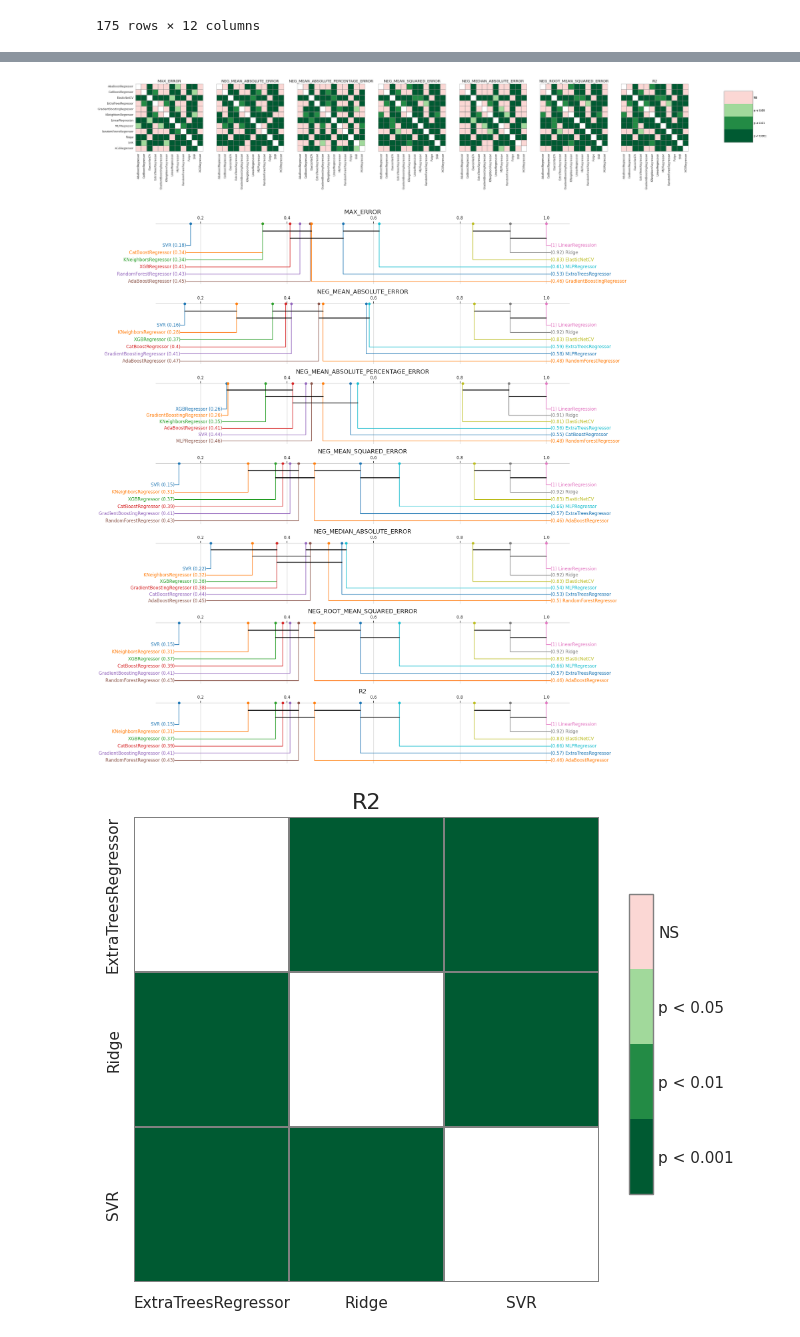
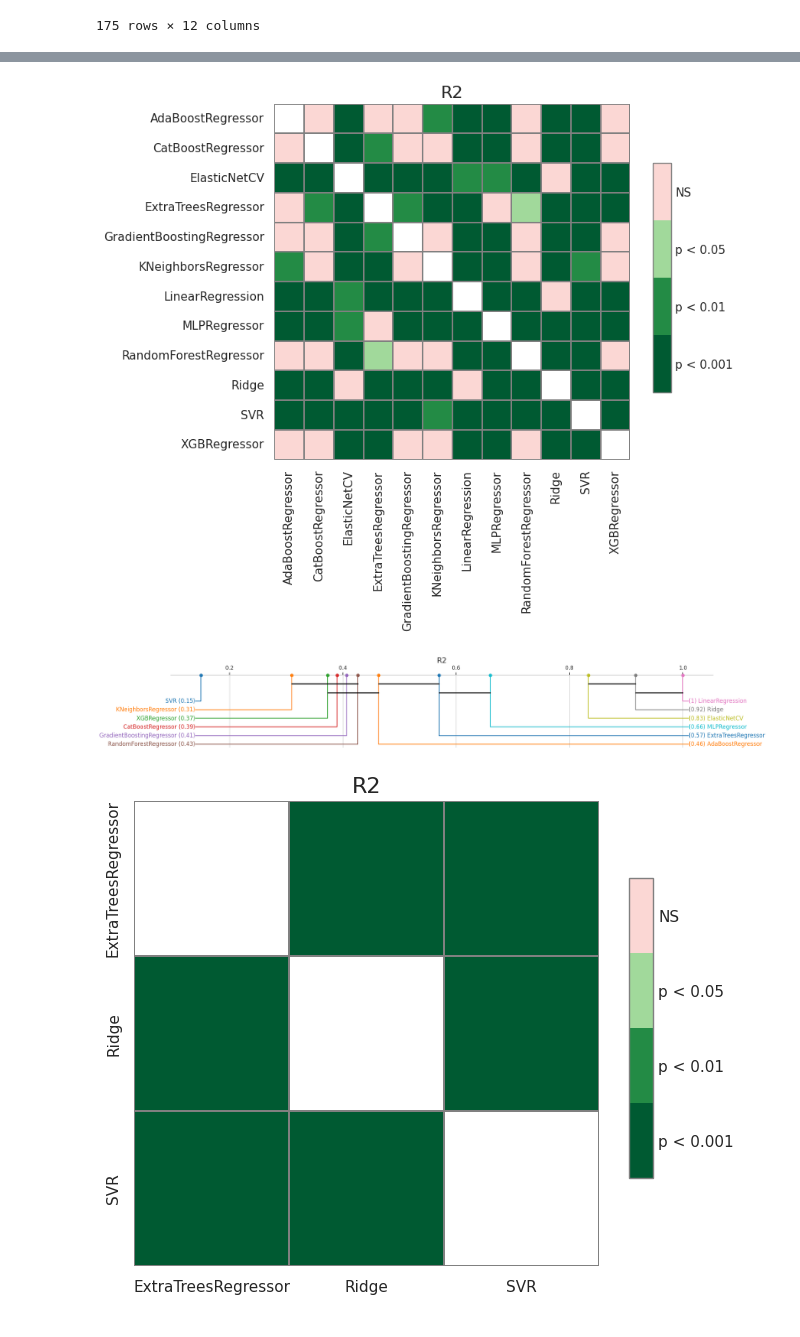
Before and after one commit to Medicine-Artificial-Intelligence/ProQSAR, a Jupyter notebook: check_code.ipynb, the cells around one changed output, grey strips where cells are left out. Saved outputs shown, nothing was run; the diff lists cells and outputs as text; code cells hidden in the pictures.

```diff
--- a/check_code.ipynb
+++ b/check_code.ipynb
@@ -100,8 +105,8 @@ display(report)
 # %%
-pc_results, rank = StatisticalAnalysis.posthoc_conover_friedman(report_df=cv_result)
+pc_results, rank = StatisticalAnalysis.posthoc_conover_friedman(report_df=cv_result, scoring_list='r2')
 # %% [output]
-[figure, old version]
+[figure, new version]
-[figure, old version]
+[figure, new version]
 # %%
 pc_results, rank = StatisticalAnalysis.posthoc_conover_friedman(report_df=cv_result, scoring_list="R2", method_list=["Ridge", "SVR", "ExtraTreesRegressor"])
 # %% [output]
```
Also changed, not shown: parts of 1 cell of this notebook, 5 other files.
